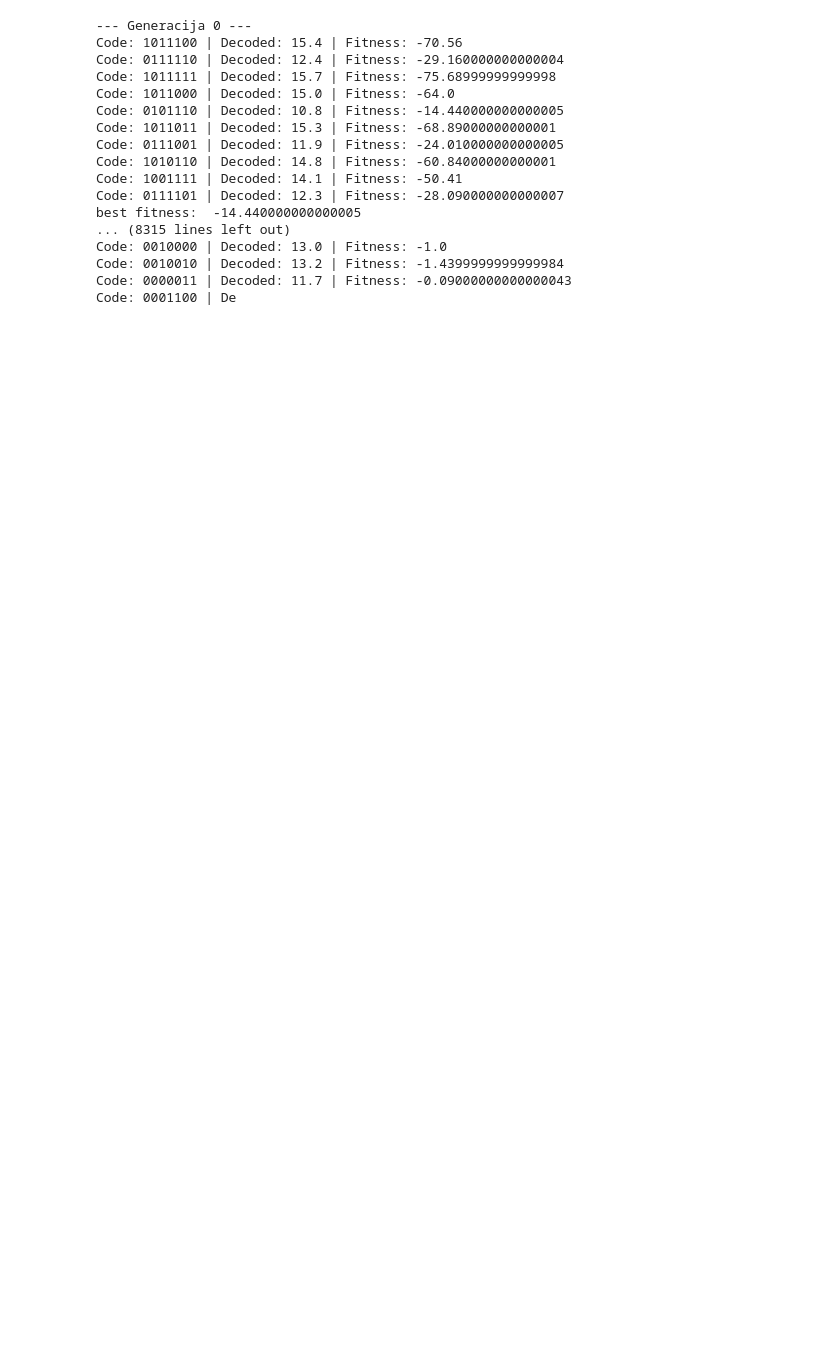
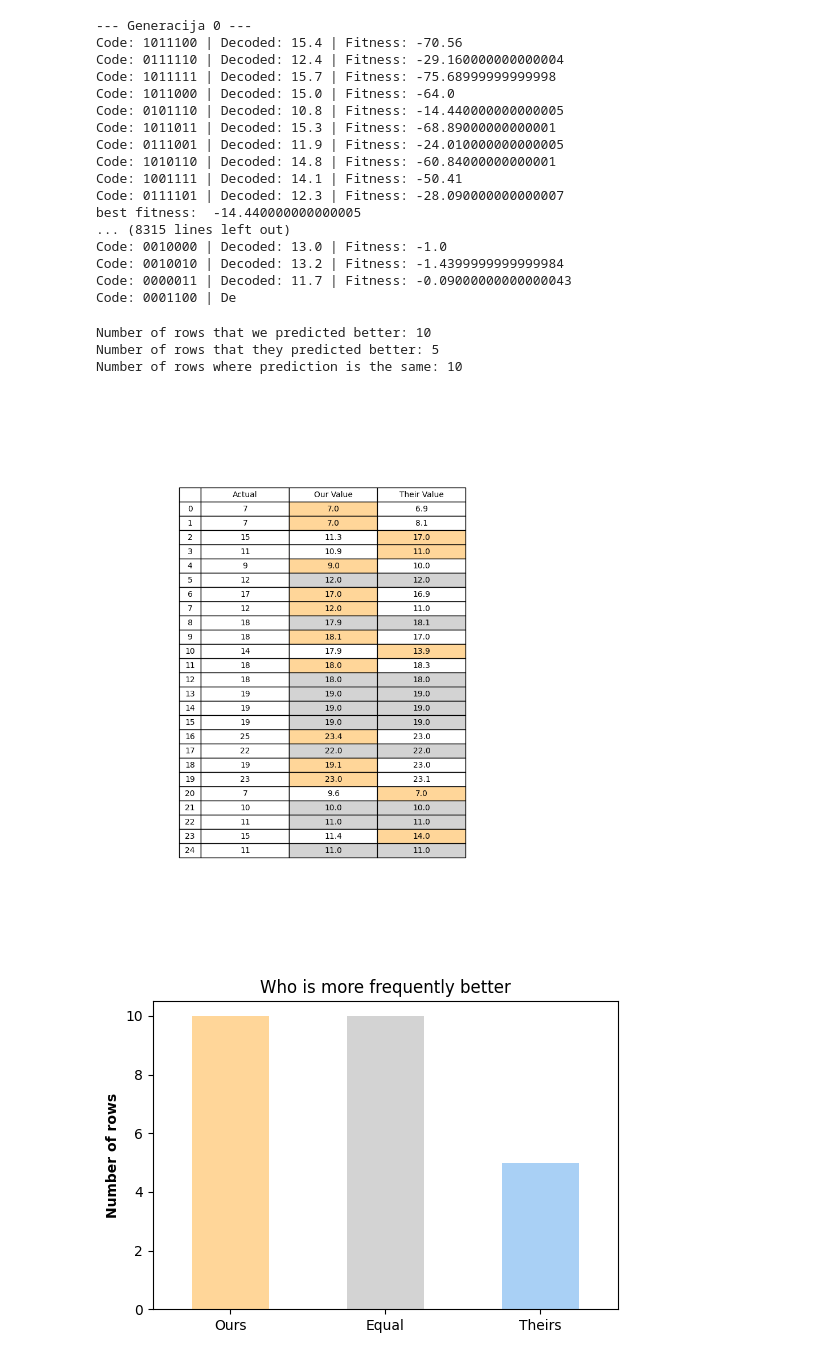
Before and after one commit to djurdjam02/CIProject, a Jupyter notebook: main.ipynb, the cells around one changed output. Drawn from its saved outputs; the diff is of its cells as text; code cells hidden in the pictures; blank space fills up the shorter version.

```diff
--- a/main.ipynb
+++ b/main.ipynb
@@ -757,3 +940,5 @@ Code: 0010000 | Decoded: 13.0 | Fitness: -1.0
 Code: 0010010 | Decoded: 13.2 | Fitness: -1.4399999999999984
 Code: 0000011 | Decoded: 11.7 | Fitness: -0.09000000000000043
 Code: 0001100 | De
+# %%
+df = pd.read_csv("./results_checkpoint.csv")
@@ -759,0 +1044,19 @@ Code: 0001100 | De
+# %%
+df = pd.read_csv("results_checkpoint.csv")
+
+#best predicted ga values from the literature
+best_ga_values = [
+    6.9, 8.1, 17.0, 11.0, 10.0,
+    12.0, 16.9, 11.0, 18.1, 17.0,
+    13.9, 18.3, 18.0, 19.0, 19.0,
+    19.0, 23.0, 22.0, 23.0, 23.1,
+    7.0, 10.0, 11.0, 14.0, 11.0
+]
+
+result_df = compare_with_ga(df, best_ga_values)
+# %% [output]
+Number of rows that we predicted better: 10
+Number of rows that they predicted better: 5
+Number of rows where prediction is the same: 10
+[figure, added]
+[figure, added]
```
Also changed, not shown: parts of 28 cells of this notebook.
